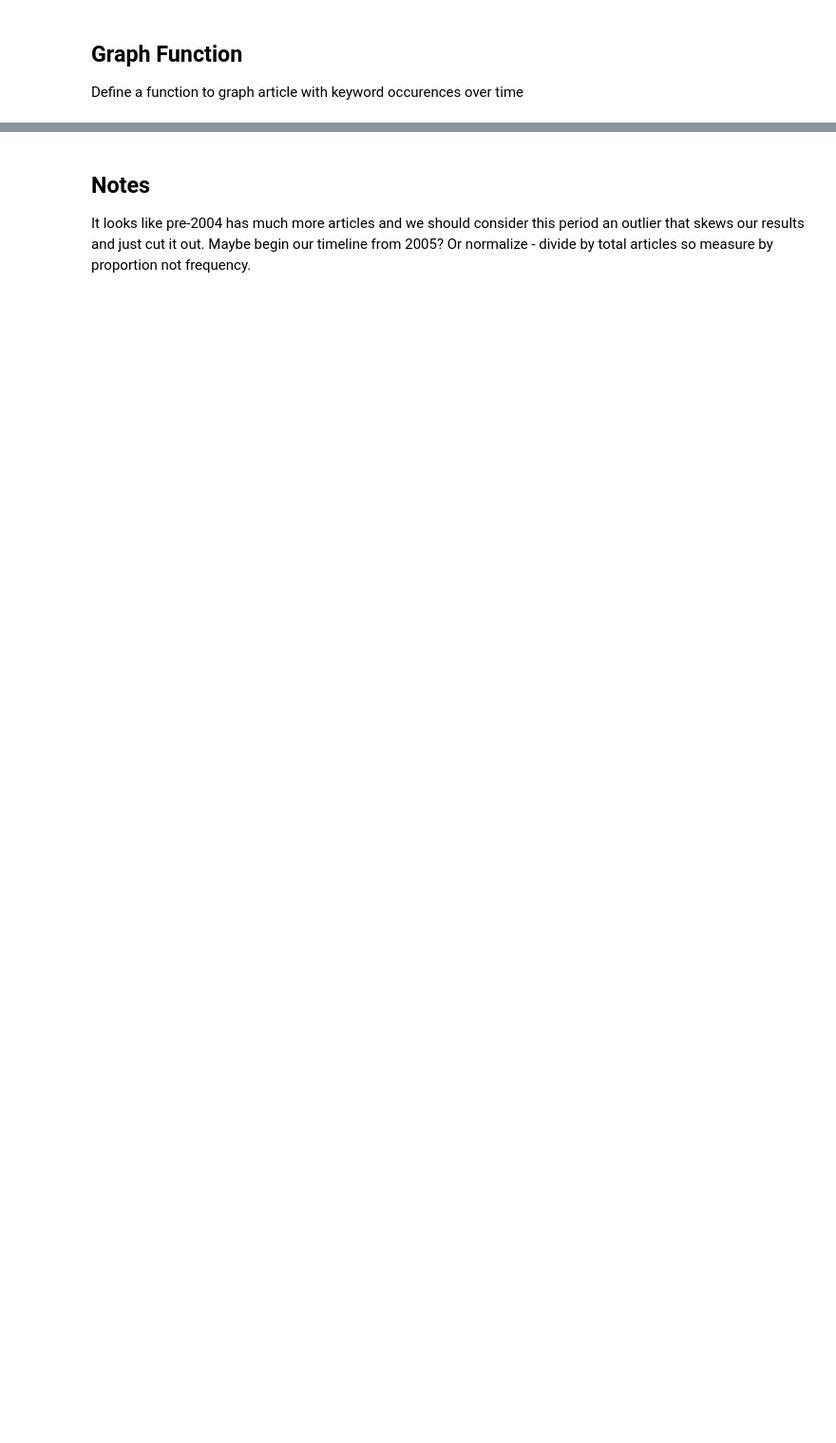
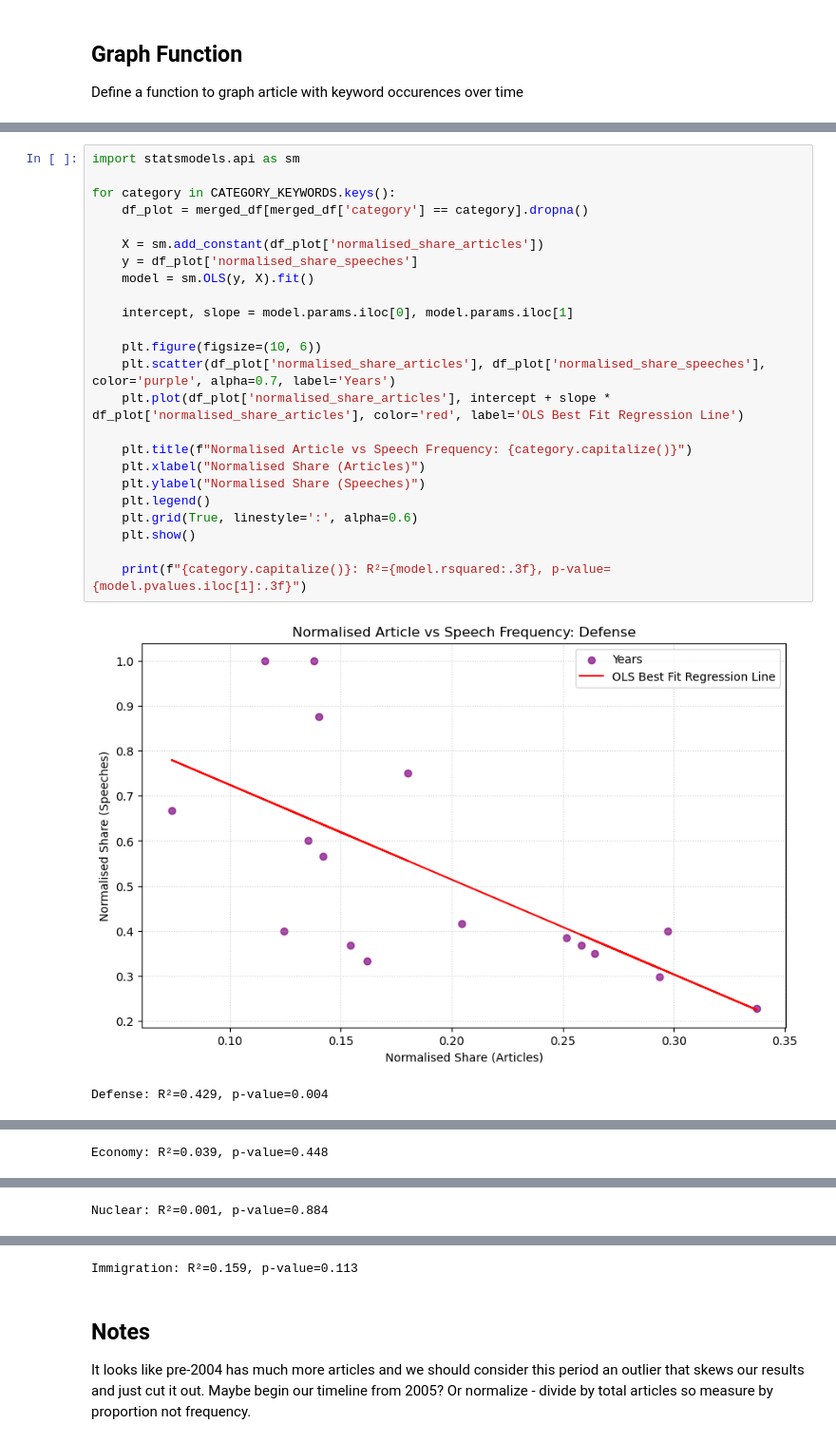
Before and after one commit to ninaudagawa/Media-Politics, a Jupyter notebook: project/notebooks/news_analysis.ipynb, the cells around one changed output, grey strips where cells are left out. Shown at 95% size. Saved outputs shown, nothing was run; the diff lists cells and outputs as text; blank space fills up the shorter version.

```diff
--- a/project/notebooks/news_analysis.ipynb
+++ b/project/notebooks/news_analysis.ipynb
@@ -226,0 +377,27 @@ plt.show()
+# %%
+import statsmodels.api as sm
+
+for category in CATEGORY_KEYWORDS.keys():
+    df_plot = merged_df[merged_df['category'] == category].dropna()
+
+    X = sm.add_constant(df_plot['normalised_share_articles'])
+    y = df_plot['normalised_share_speeches']
+    model = sm.OLS(y, X).fit()
+
+    intercept, slope = model.params.iloc[0], model.params.iloc[1]
+
+    plt.figure(figsize=(10, 6))
+    plt.scatter(df_plot['normalised_share_articles'], df_plot['normalised_share_speeches'], color='purple', alpha=0.7, label='Years')
+    plt.plot(df_plot['normalised_share_articles'], intercept + slope * df_plot['normalised_share_articles'], color='red', label='OLS Best Fit Regression Line')
+
+    plt.title(f"Normalised Article vs Speech Frequency: {category.capitalize()}")
+    plt.xlabel("Normalised Share (Articles)")
+    plt.ylabel("Normalised Share (Speeches)")
+    plt.legend()
+    plt.grid(True, linestyle=':', alpha=0.6)
+    plt.show()
+
+    print(f"{category.capitalize()}: R²={model.rsquared:.3f}, p-value={model.pvalues.iloc[1]:.3f}")
+# %% [output]
+[figure, added]
+Defense: R²=0.429, p-value=0.004
@@ -226,0 +405 @@ plt.show()
+Economy: R²=0.039, p-value=0.448
@@ -226,0 +407 @@ plt.show()
+Nuclear: R²=0.001, p-value=0.884
@@ -227,3 +409,4 @@ plt.show()
+Immigration: R²=0.159, p-value=0.113
 # %% [markdown]
 ## Notes
 
```
Also changed, not shown: parts of 18 cells of this notebook, 8 other files.
